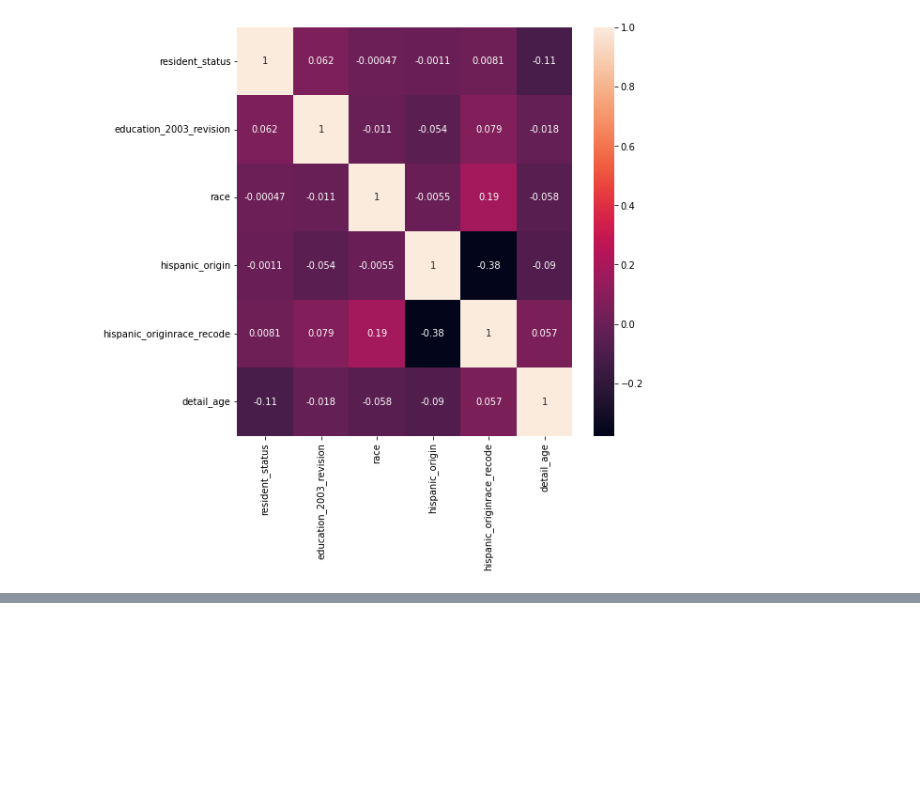
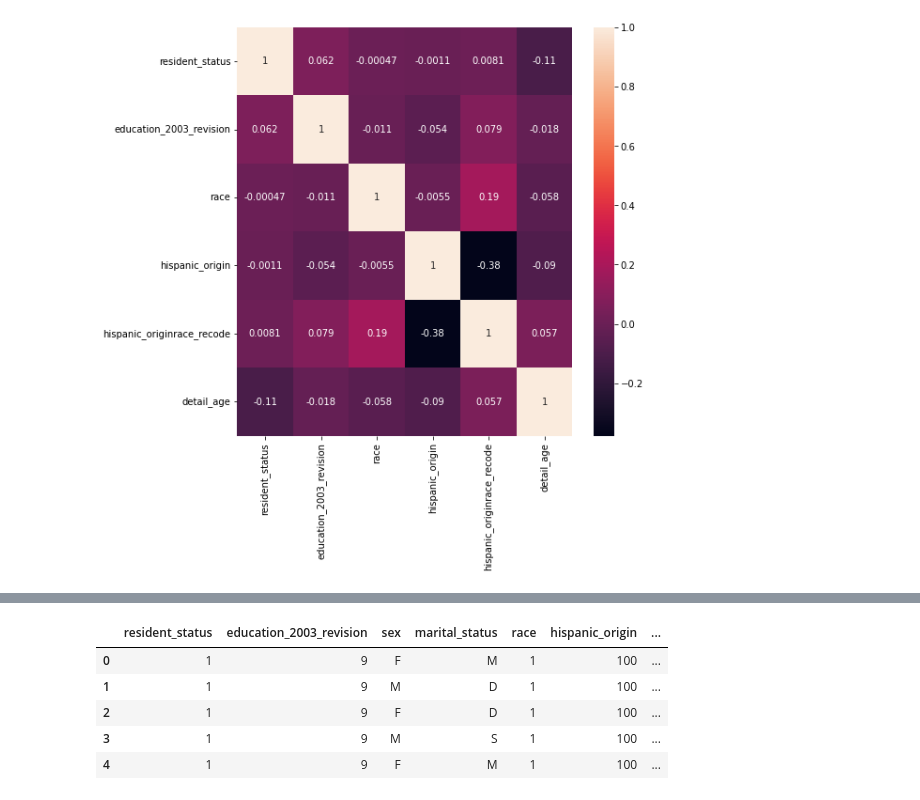
Before and after one commit to jloesch30/bds_final_project, a Jupyter notebook: notebooks/predicting_age_of_death.ipynb, the cells around one changed output, grey strips where cells are left out. Saved outputs shown, nothing was run; the diff lists cells and outputs as text; code cells hidden in the pictures; blank space fills up the shorter version.

```diff
--- a/notebooks/predicting_age_of_death.ipynb
+++ b/notebooks/predicting_age_of_death.ipynb
@@ -161,0 +166,11 @@ data_2005_revised.data_2005_revised
+# %%
+data_2005_revised = data_2005_revised.astype({'education_2003_revision': 'int64'})
+# %%
+data_2005_revised.head()
+# %% [output]
+|  | resident_status | education_2003_revision | sex | marital_status | race | hispanic_origin | ... |
+| 0 | 1 | 9 | F | M | 1 | 100 | ... |
+| 1 | 1 | 9 | M | D | 1 | 100 | ... |
+| 2 | 1 | 9 | F | D | 1 | 100 | ... |
+| 3 | 1 | 9 | M | S | 1 | 100 | ... |
+| 4 | 1 | 9 | F | M | 1 | 100 | ... |
```
Also changed, not shown: parts of 11 cells of this notebook, 6 other files.
